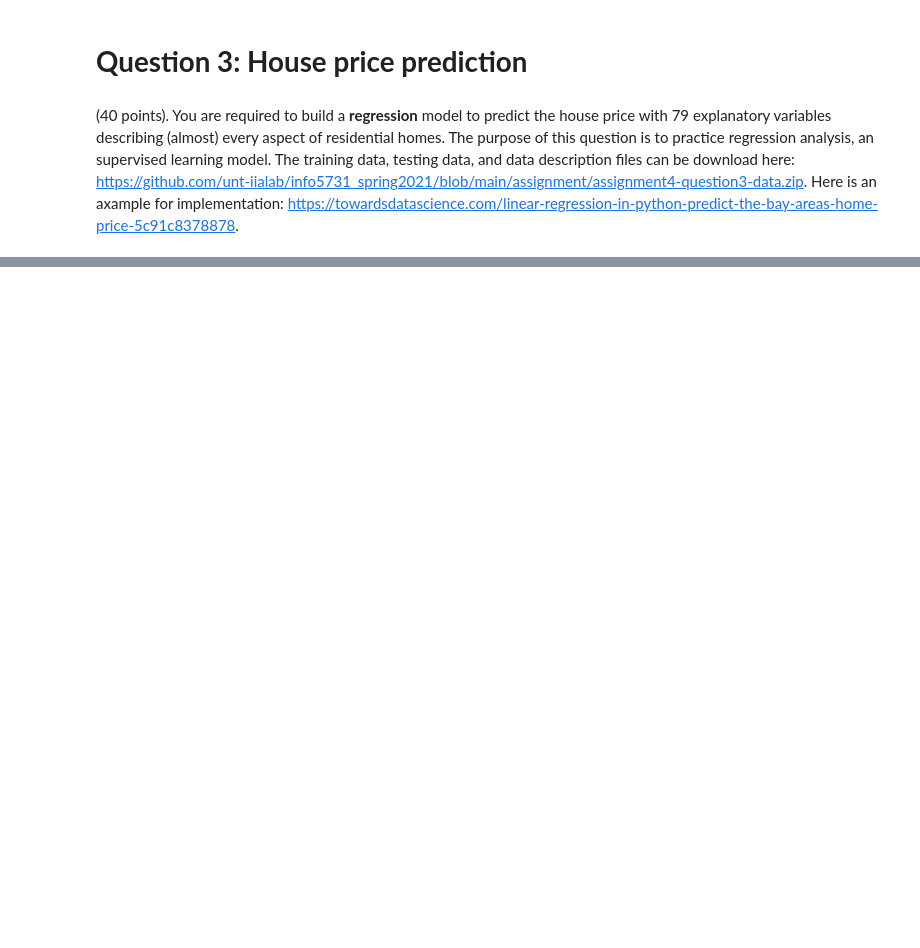
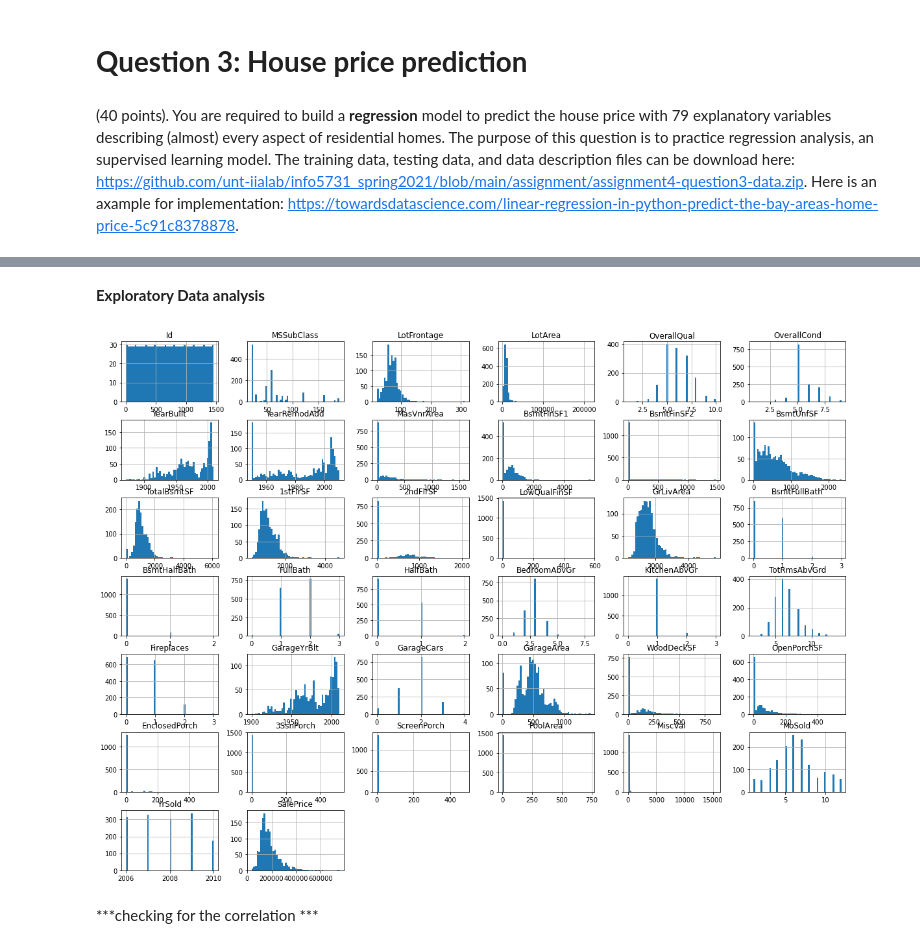
Before and after one commit to harithmote98/harith_INFO5731_Fall2021, a Jupyter notebook: INFO5731_Assignment_Four.ipynb, the cells around one changed output, grey strips where cells are left out. Saved outputs shown, nothing was run; the diff lists cells and outputs as text; code cells hidden in the pictures; blank space fills up the shorter version.

```diff
--- a/INFO5731_Assignment_Four.ipynb
+++ b/INFO5731_Assignment_Four.ipynb
@@ -191,2 +501,4 @@ print(data_lemmatized[:1])
 # %%
 # Write your code here
+train_dataset = pd.read_csv("/train.csv")
+test_dataset = pd.read_csv("/test.csv")
@@ -192,0 +536,12 @@ print(data_lemmatized[:1])
+# %% [markdown]
+**Exploratory Data analysis**
+# %%
+%matplotlib inline
+import matplotlib.pyplot as plt
+train_dataset.hist(bins=50, figsize=(20,15))
+plt.savefig("attribute_histogram_plots")
+plt.show()
+# %% [output]
+[figure, added]
+# %% [markdown]
+***checking for the correlation ***
```
Also changed, not shown: parts of 76 cells of this notebook.
